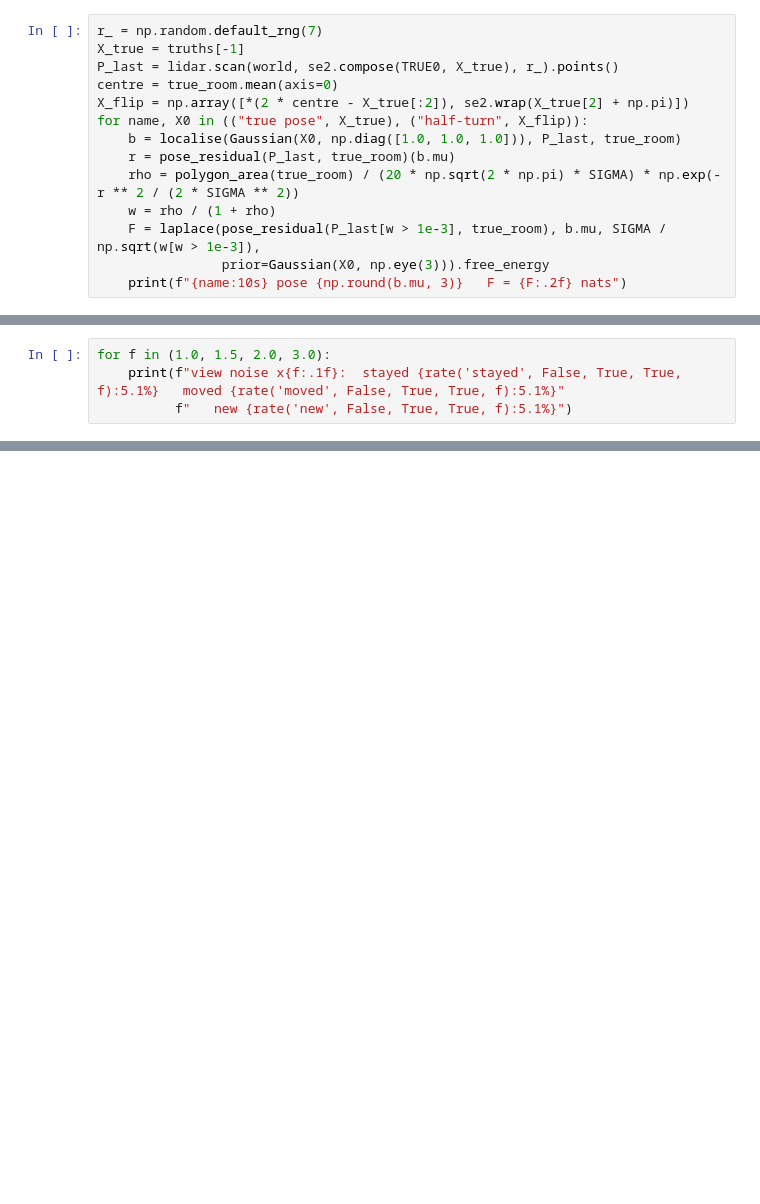
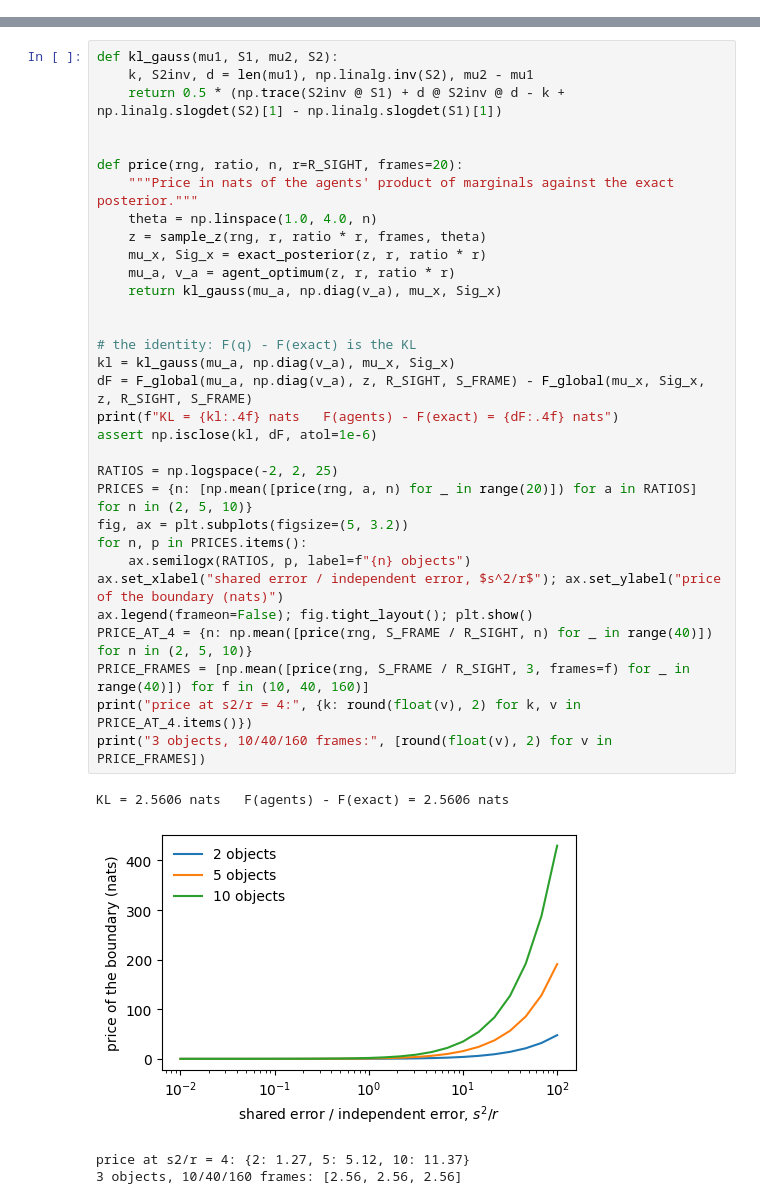
Before and after one commit to robocomp/active_inference, a Jupyter notebook: montevideo/labs/solutions/day3_solution.ipynb, the cells around one changed output, grey strips where cells are left out. Saved outputs shown, nothing was run; the diff lists cells and outputs as text; blank space fills up the shorter version.

```diff
--- a/montevideo/labs/solutions/day3_solution.ipynb
+++ b/montevideo/labs/solutions/day3_solution.ipynb
@@ -743,14 +0,0 @@ prior and no odometry.
-# %%
-r_ = np.random.default_rng(7)
-X_true = truths[-1]
-P_last = lidar.scan(world, se2.compose(TRUE0, X_true), r_).points()
-centre = true_room.mean(axis=0)
-X_flip = np.array([*(2 * centre - X_true[:2]), se2.wrap(X_true[2] + np.pi)])
-for name, X0 in (("true pose", X_true), ("half-turn", X_flip)):
-    b = localise(Gaussian(X0, np.diag([1.0, 1.0, 1.0])), P_last, true_room)
-    r = pose_residual(P_last, true_room)(b.mu)
-    rho = polygon_area(true_room) / (20 * np.sqrt(2 * np.pi) * SIGMA) * np.exp(-r ** 2 / (2 * SIGMA ** 2))
-    w = rho / (1 + rho)
-    F = laplace(pose_residual(P_last[w > 1e-3], true_room), b.mu, SIGMA / np.sqrt(w[w > 1e-3]),
-                prior=Gaussian(X0, np.eye(3))).free_energy
-    print(f"{name:10s} pose {np.round(b.mu, 3)}   F = {F:.2f} nats")
@@ -972,4 +0,0 @@ crudely: the true scatter of the view is `inflate` times what the model assumes.
-# %%
-for f in (1.0, 1.5, 2.0, 3.0):
-    print(f"view noise x{f:.1f}:  stayed {rate('stayed', False, True, True, f):5.1%}   moved {rate('moved', False, True, True, f):5.1%}"
-          f"   new {rate('new', False, True, True, f):5.1%}")
@@ -987,0 +328,37 @@ stranger would have looked like.
+# %%
+def kl_gauss(mu1, S1, mu2, S2):
+    k, S2inv, d = len(mu1), np.linalg.inv(S2), mu2 - mu1
+    return 0.5 * (np.trace(S2inv @ S1) + d @ S2inv @ d - k + np.linalg.slogdet(S2)[1] - np.linalg.slogdet(S1)[1])
+
+
+def price(rng, ratio, n, r=R_SIGHT, frames=20):
+    """Price in nats of the agents' product of marginals against the exact posterior."""
+    theta = np.linspace(1.0, 4.0, n)
+    z = sample_z(rng, r, ratio * r, frames, theta)
+    mu_x, Sig_x = exact_posterior(z, r, ratio * r)
+    mu_a, v_a = agent_optimum(z, r, ratio * r)
+    return kl_gauss(mu_a, np.diag(v_a), mu_x, Sig_x)
+
+
+# the identity: F(q) - F(exact) is the KL
+kl = kl_gauss(mu_a, np.diag(v_a), mu_x, Sig_x)
+dF = F_global(mu_a, np.diag(v_a), z, R_SIGHT, S_FRAME) - F_global(mu_x, Sig_x, z, R_SIGHT, S_FRAME)
+print(f"KL = {kl:.4f} nats   F(agents) - F(exact) = {dF:.4f} nats")
+assert np.isclose(kl, dF, atol=1e-6)
+
+RATIOS = np.logspace(-2, 2, 25)
+PRICES = {n: [np.mean([price(rng, a, n) for _ in range(20)]) for a in RATIOS] for n in (2, 5, 10)}
+fig, ax = plt.subplots(figsize=(5, 3.2))
+for n, p in PRICES.items():
+    ax.semilogx(RATIOS, p, label=f"{n} objects")
+ax.set_xlabel("shared error / independent error, $s^2/r$"); ax.set_ylabel("price of the boundary (nats)")
+ax.legend(frameon=False); fig.tight_layout(); plt.show()
+PRICE_AT_4 = {n: np.mean([price(rng, S_FRAME / R_SIGHT, n) for _ in range(40)]) for n in (2, 5, 10)}
+PRICE_FRAMES = [np.mean([price(rng, S_FRAME / R_SIGHT, 3, frames=f) for _ in range(40)]) for f in (10, 40, 160)]
+print("price at s2/r = 4:", {k: round(float(v), 2) for k, v in PRICE_AT_4.items()})
+print("3 objects, 10/40/160 frames:", [round(float(v), 2) for v in PRICE_FRAMES])
+# %% [output]
+KL = 2.5606 nats   F(agents) - F(exact) = 2.5606 nats
+[figure, added]
+price at s2/r = 4: {2: 1.27, 5: 5.12, 10: 11.37}
+3 objects, 10/40/160 frames: [2.56, 2.56, 2.56]
```
Also changed, not shown: parts of 81 cells of this notebook, 29 other files.
